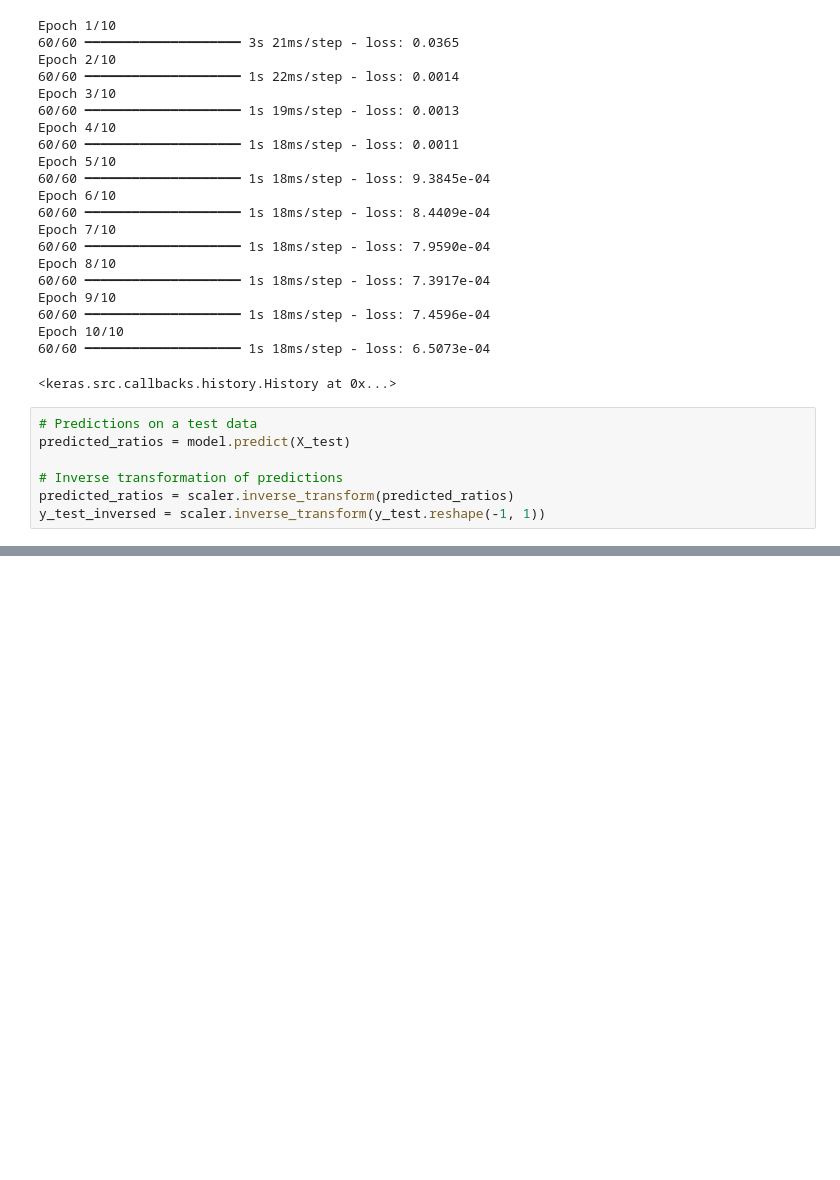
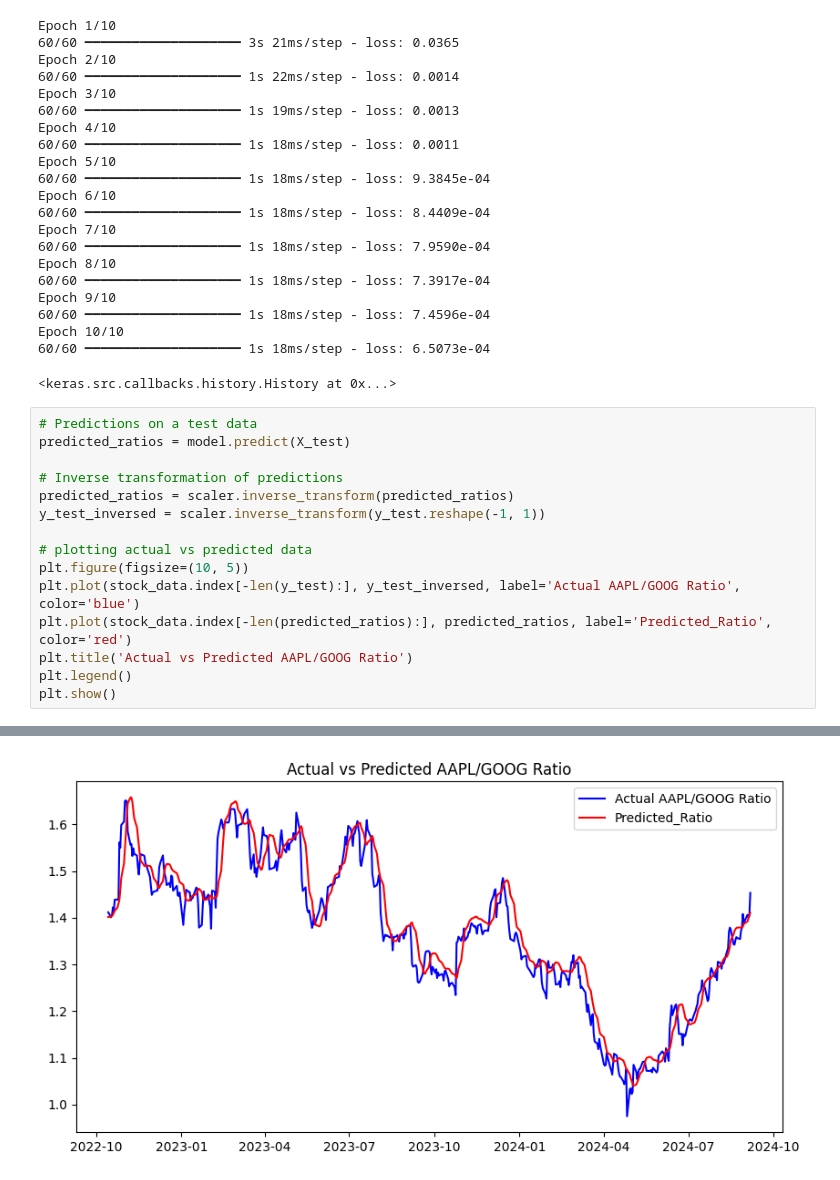
Before and after one commit to jurchiks33/am-i-AI, a Jupyter notebook: Stock Pair Ratio.ipynb, the cells around one changed output, grey strips where cells are left out. Drawn from its saved outputs; the diff is of its cells as text; blank space fills up the shorter version.

Commit message:
plotting ratio

```diff
--- a/Stock Pair Ratio.ipynb
+++ b/Stock Pair Ratio.ipynb
@@ -220,3 +220,12 @@ predicted_ratios = model.predict(X_test)
 # Inverse transformation of predictions
 predicted_ratios = scaler.inverse_transform(predicted_ratios)
 y_test_inversed = scaler.inverse_transform(y_test.reshape(-1, 1))
+
+# plotting actual vs predicted data
+plt.figure(figsize=(10, 5))
+plt.plot(stock_data.index[-len(y_test):], y_test_inversed, label='Actual AAPL/GOOG Ratio', color='blue')
+plt.plot(stock_data.index[-len(predicted_ratios):], predicted_ratios, label='Predicted_Ratio', color='red')
+plt.title('Actual vs Predicted AAPL/GOOG Ratio')
+plt.legend()
+plt.show()
+# %% [output]
@@ -222,0 +234 @@ y_test_inversed = scaler.inverse_transform(y_test.reshape(-1, 1))
+[figure, added]
```
Also changed, not shown: parts of 1 cell of this notebook.
